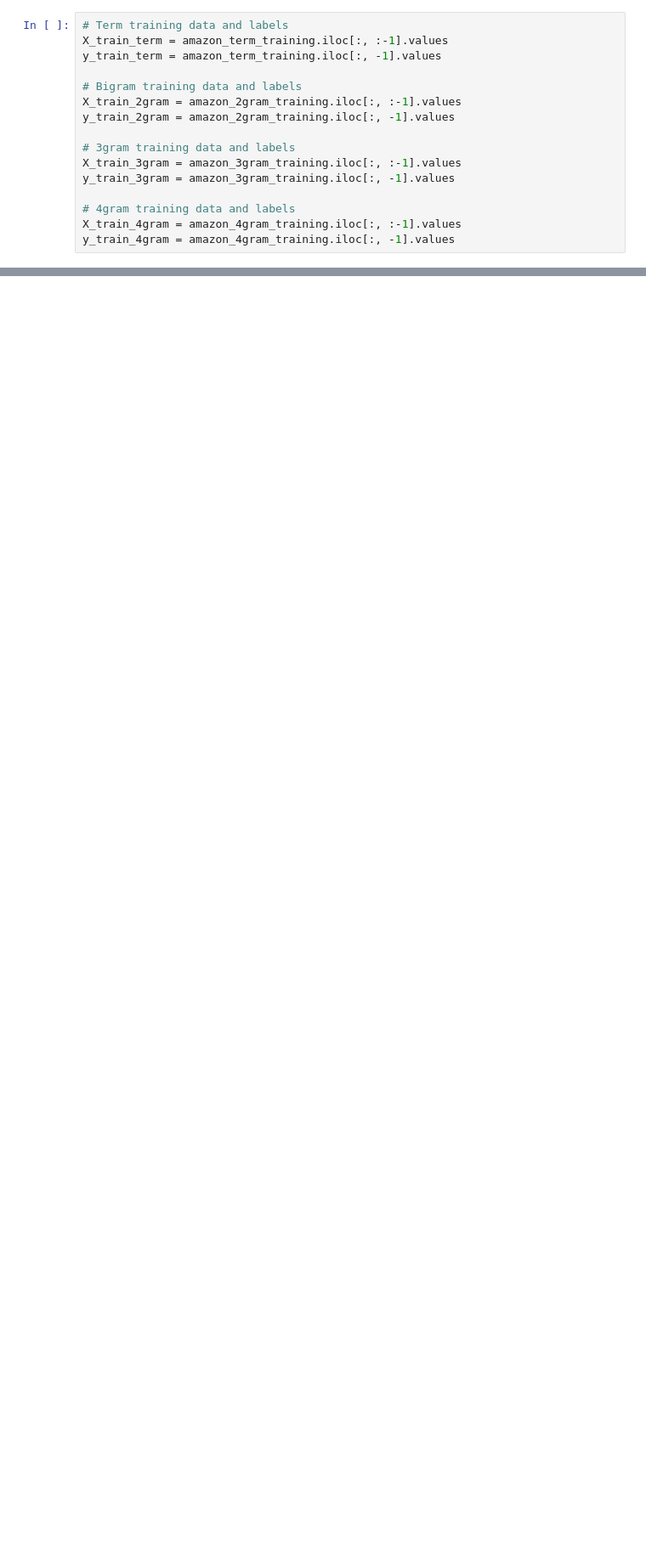
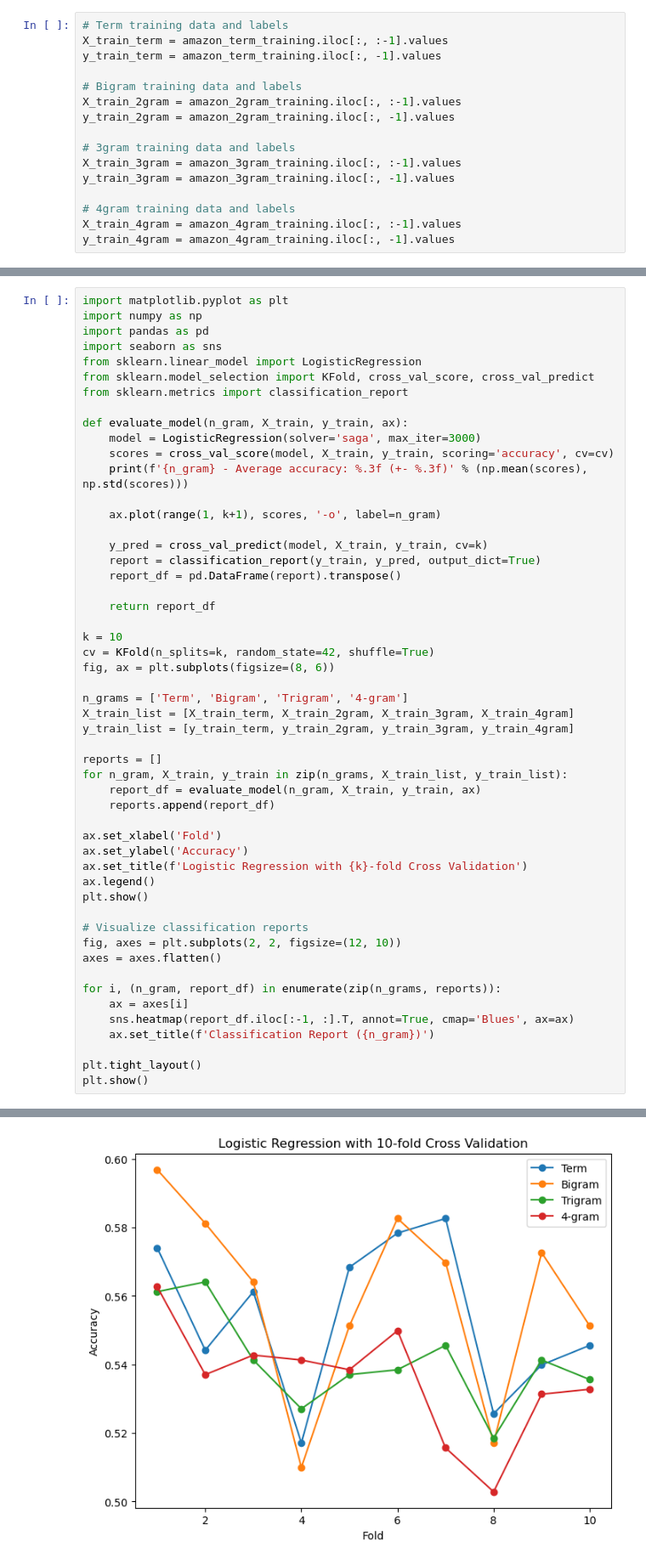
Before and after one commit to Matin-M/DTM-Predictor, a Jupyter notebook: Classifiers/logistic_regression_Amazon.ipynb, the cells around one changed output, grey strips where cells are left out. Shown: that part at 85% size. Cells and saved outputs as stored; diff of their text form; blank space fills up the shorter version.

Commit message:
Classification report for logistic regresion

```diff
--- a/Classifiers/logistic_regression_Amazon.ipynb
+++ b/Classifiers/logistic_regression_Amazon.ipynb
@@ -165,0 +26,53 @@ Average accuracy: 0.639 (+- 0.037)
+# %%
+import matplotlib.pyplot as plt
+import numpy as np
+import pandas as pd
+import seaborn as sns
+from sklearn.linear_model import LogisticRegression
+from sklearn.model_selection import KFold, cross_val_score, cross_val_predict
+from sklearn.metrics import classification_report
+
+def evaluate_model(n_gram, X_train, y_train, ax):
+    model = LogisticRegression(solver='saga', max_iter=3000)
+    scores = cross_val_score(model, X_train, y_train, scoring='accuracy', cv=cv)
+    print(f'{n_gram} - Average accuracy: %.3f (+- %.3f)' % (np.mean(scores), np.std(scores)))
+
+    ax.plot(range(1, k+1), scores, '-o', label=n_gram)
+
+    y_pred = cross_val_predict(model, X_train, y_train, cv=k)
+    report = classification_report(y_train, y_pred, output_dict=True)
+    report_df = pd.DataFrame(report).transpose()
+
+    return report_df
+
+k = 10
+cv = KFold(n_splits=k, random_state=42, shuffle=True)
+fig, ax = plt.subplots(figsize=(8, 6))
+
+n_grams = ['Term', 'Bigram', 'Trigram', '4-gram']
+X_train_list = [X_train_term, X_train_2gram, X_train_3gram, X_train_4gram]
+y_train_list = [y_train_term, y_train_2gram, y_train_3gram, y_train_4gram]
+
+reports = []
+for n_gram, X_train, y_train in zip(n_grams, X_train_list, y_train_list):
+    report_df = evaluate_model(n_gram, X_train, y_train, ax)
+    reports.append(report_df)
+
+ax.set_xlabel('Fold')
+ax.set_ylabel('Accuracy')
+ax.set_title(f'Logistic Regression with {k}-fold Cross Validation')
+ax.legend()
+plt.show()
+
+# Visualize classification reports
+fig, axes = plt.subplots(2, 2, figsize=(12, 10))
+axes = axes.flatten()
+
+for i, (n_gram, report_df) in enumerate(zip(n_grams, reports)):
+    ax = axes[i]
+    sns.heatmap(report_df.iloc[:-1, :].T, annot=True, cmap='Blues', ax=ax)
+    ax.set_title(f'Classification Report ({n_gram})')
+
+plt.tight_layout()
+plt.show()
+# %% [output]
@@ -165,0 +83 @@ Average accuracy: 0.639 (+- 0.037)
+[figure, added]
```
Also changed, not shown: parts of 6 cells of this notebook, 1 other file.
